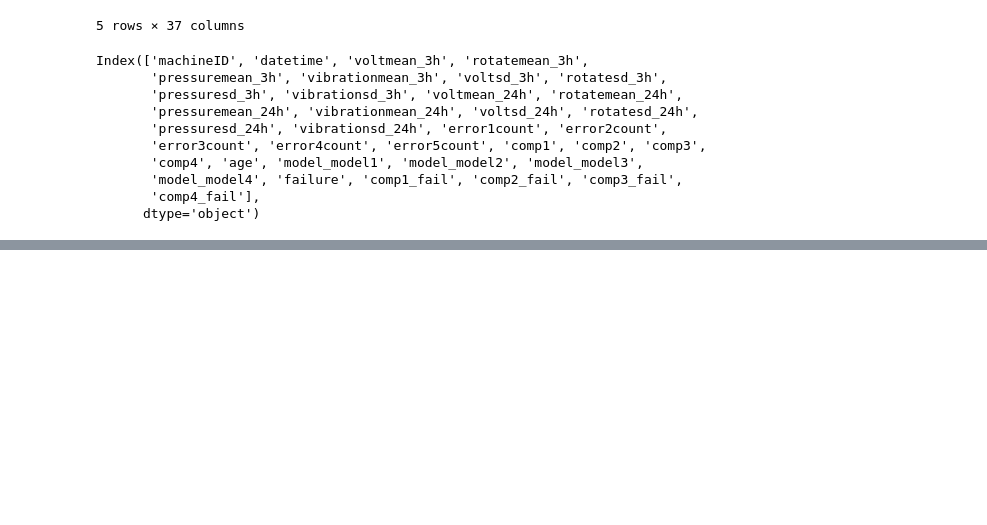
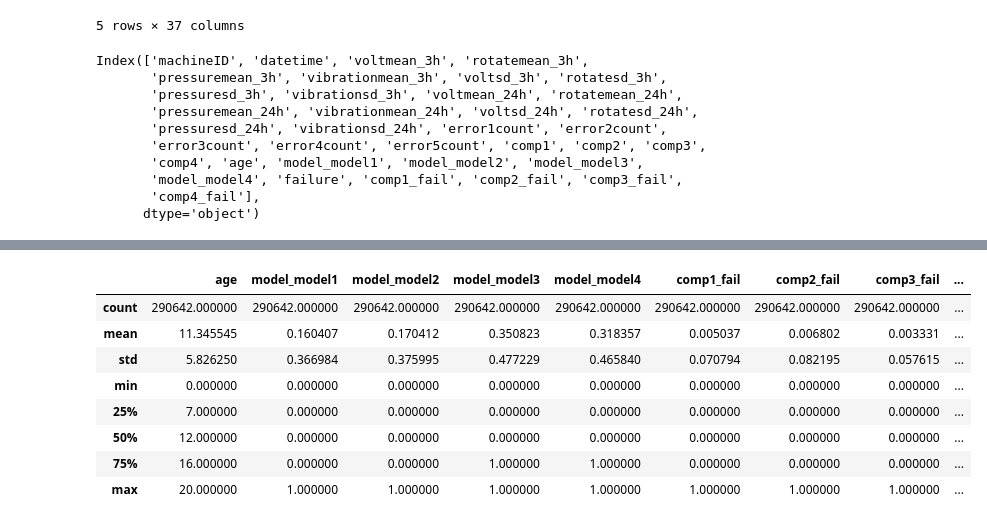
Before and after one commit to gpanagioto/-mbml-predictive-maintenance, a Jupyter notebook: milestone.ipynb, the cells around one changed output, grey strips where cells are left out. Saved outputs shown, nothing was run; the diff lists cells and outputs as text; code cells hidden in the pictures; blank space fills up the shorter version.

```diff
--- a/milestone.ipynb
+++ b/milestone.ipynb
@@ -356,0 +394,12 @@ Index(['machineID', 'datetime', 'voltmean_3h', 'rotatemean_3h',
+# %%
+labeled_features.loc[:,'age':'comp4_fail'].describe()
+# %% [output]
+|  | age | model_model1 | model_model2 | model_model3 | model_model4 | comp1_fail | comp2_fail | comp3_fail | ... |
+| count | 290642.000000 | 290642.000000 | 290642.000000 | 290642.000000 | 290642.000000 | 290642.000000 | 290642.000000 | 290642.000000 | ... |
+| mean | 11.345545 | 0.160407 | 0.170412 | 0.350823 | 0.318357 | 0.005037 | 0.006802 | 0.003331 | ... |
+| std | 5.826250 | 0.366984 | 0.375995 | 0.477229 | 0.465840 | 0.070794 | 0.082195 | 0.057615 | ... |
+| min | 0.000000 | 0.000000 | 0.000000 | 0.000000 | 0.000000 | 0.000000 | 0.000000 | 0.000000 | ... |
+| 25% | 7.000000 | 0.000000 | 0.000000 | 0.000000 | 0.000000 | 0.000000 | 0.000000 | 0.000000 | ... |
+| 50% | 12.000000 | 0.000000 | 0.000000 | 0.000000 | 0.000000 | 0.000000 | 0.000000 | 0.000000 | ... |
+| 75% | 16.000000 | 0.000000 | 0.000000 | 1.000000 | 1.000000 | 0.000000 | 0.000000 | 0.000000 | ... |
+| max | 20.000000 | 1.000000 | 1.000000 | 1.000000 | 1.000000 | 1.000000 | 1.000000 | 1.000000 | ... |
```
Also changed, not shown: parts of 5 cells of this notebook.
